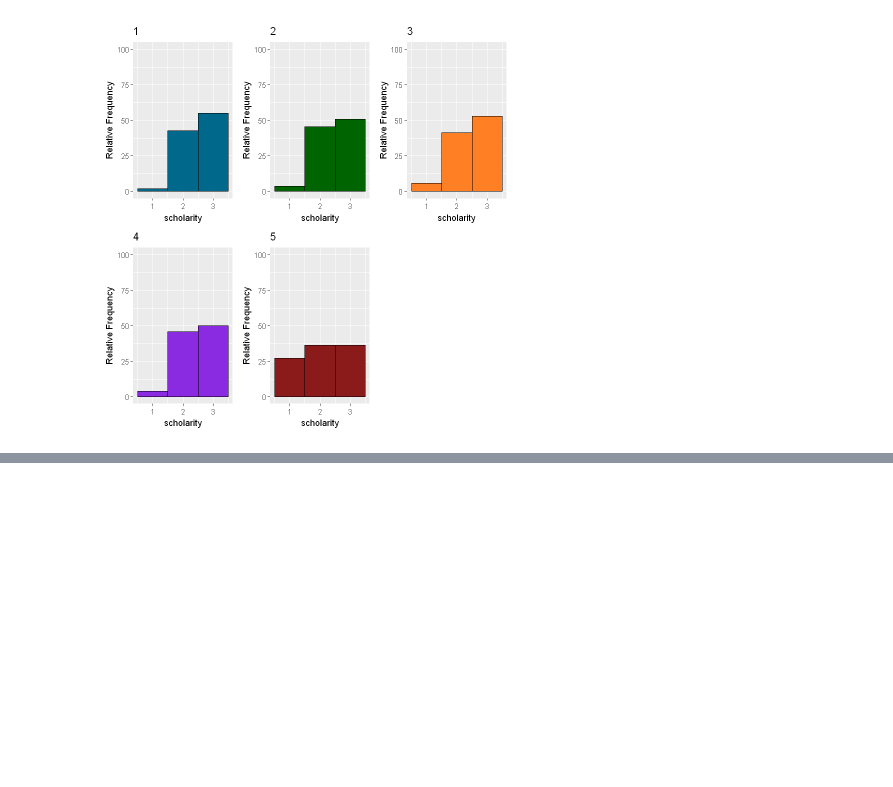
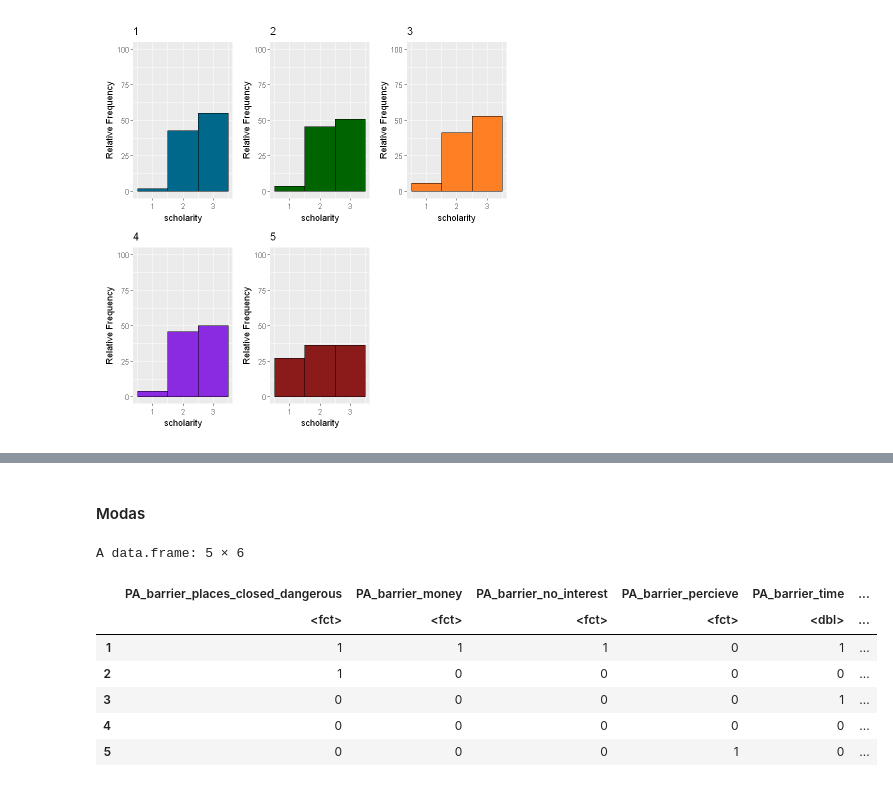
Before and after one commit to LASOS-INT/Barreiras-e-Facilitadores, a Jupyter notebook: R-notebooks/Clustering/barriers/barriers_clustering_kmodes_calinski.ipynb, the cells around one changed output, grey strips where cells are left out. Drawn from its saved outputs; the diff is of its cells as text; code cells hidden in the pictures; blank space fills up the shorter version.

```diff
--- a/R-notebooks/Clustering/barriers/barriers_clustering_kmodes_calinski.ipynb
+++ b/R-notebooks/Clustering/barriers/barriers_clustering_kmodes_calinski.ipynb
@@ -80,7 +63,7 @@ nk <- nrow(distinct(df_during_barriers))
 # %% [markdown]
 #### Results
 # %%
-cal <- read.csv("../../Data/calisnki_kmodes_or_barriers.csv")
+cal <- read.csv("../../../Data/calisnki_kmodes_or_barriers.csv")
 cal[, ncol(cal)+1] <-  seq.int(nrow(cal))
 colnames(cal) <- append(2:nrow(distinct(df_during_barriers)), "seed")
 head(cal)
@@ -120,7 +103,9 @@ print(max(cal[, best_K_kmodes-1]))
 # %% [markdown]
 ## Exploring Kmodes best k
 # %%
-df_during_barriers_dist$cluster <- kmodes_seed(df_during_barriers_dist, best_K_kmodes, max_iter=200, seed=best_seed_kmodes)$cluster
+
+chosen_kmode = kmodes_seed(df_during_barriers_dist, best_K_kmodes, max_iter=200, seed=best_seed_kmodes)
+df_during_barriers_dist$cluster <- chosen_kmode$cluster
 head(df_during_barriers_dist)
 # %% [output]
 A data.frame: 6 × 7
@@ -452,0 +353,13 @@ wrap_plots(myplots)
+# %% [markdown]
+#### Modas
+# %%
+chosen_kmode$modes
+# %% [output]
+A data.frame: 5 × 6
+|  | PA_barrier_places_closed_dangerous | PA_barrier_money | PA_barrier_no_interest | PA_barrier_percieve | PA_barrier_time | ... |
+|  | <fct> | <fct> | <fct> | <fct> | <dbl> | ... |
+| 1 | 1 | 1 | 1 | 0 | 1 | ... |
+| 2 | 1 | 0 | 0 | 0 | 0 | ... |
+| 3 | 0 | 0 | 0 | 0 | 1 | ... |
+| 4 | 0 | 0 | 0 | 0 | 0 | ... |
+| 5 | 0 | 0 | 0 | 1 | 0 | ... |
```
Also changed, not shown: parts of 9 cells of this notebook, 7 other files.
